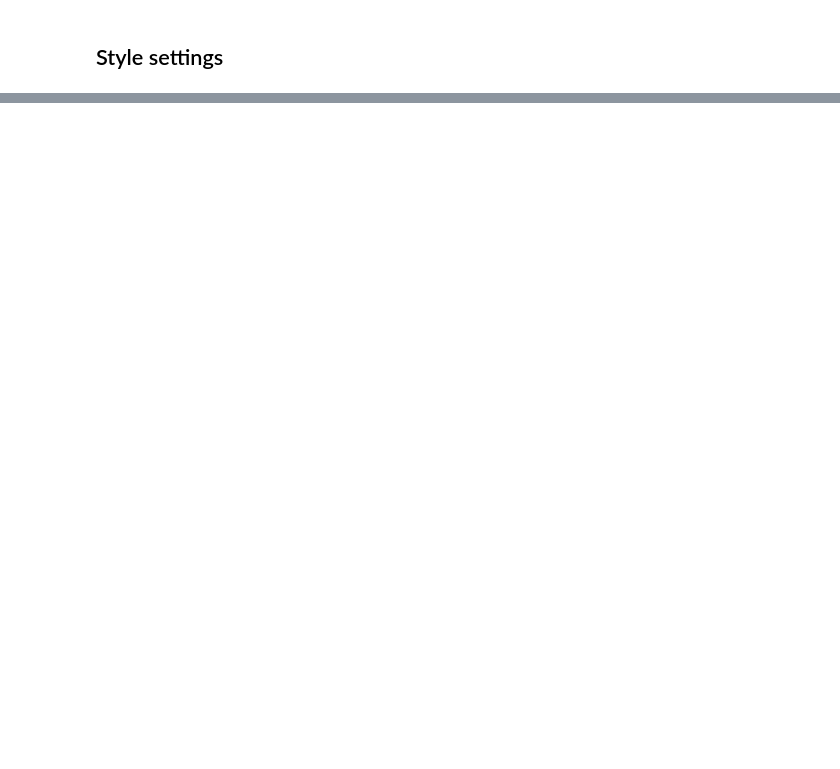
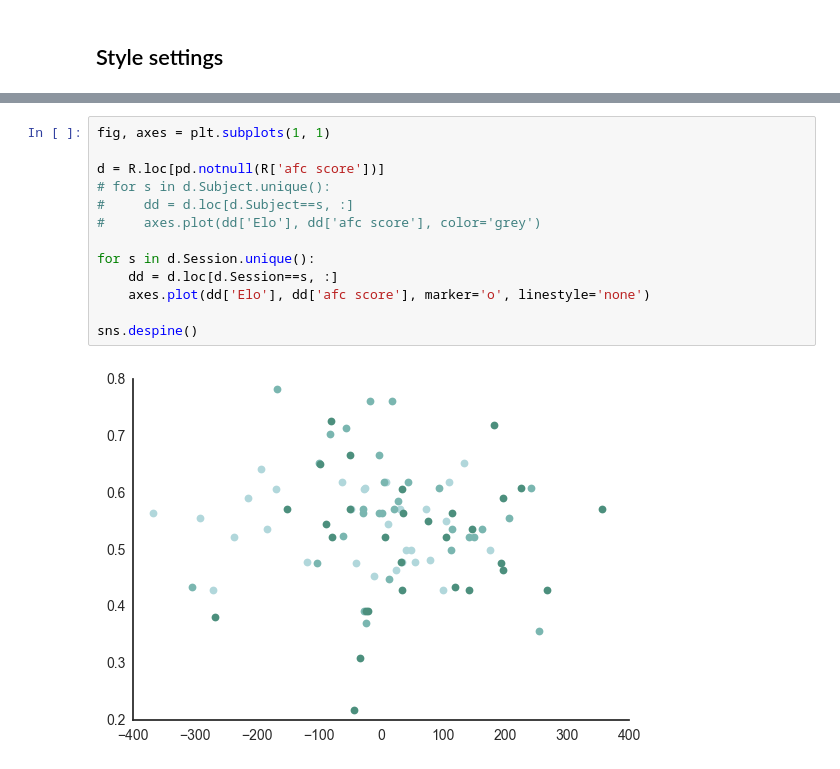
Before and after one commit to galbiati/mnk-figures, a Jupyter notebook: cosyne2017/Figures.ipynb, the cells around one changed output, grey strips where cells are left out. Drawn from its saved outputs; the diff is of its cells as text; blank space fills up the shorter version.

```diff
--- a/cosyne2017/Figures.ipynb
+++ b/cosyne2017/Figures.ipynb
@@ -41,0 +103,15 @@ dirs = {
+# %%
+fig, axes = plt.subplots(1, 1)
+
+d = R.loc[pd.notnull(R['afc score'])]
+# for s in d.Subject.unique():
+#     dd = d.loc[d.Subject==s, :]
+#     axes.plot(dd['Elo'], dd['afc score'], color='grey')
+
+for s in d.Session.unique():
+    dd = d.loc[d.Session==s, :]
+    axes.plot(dd['Elo'], dd['afc score'], marker='o', linestyle='none')
+
+sns.despine()
+# %% [output]
+[figure, added]
```
Also changed, not shown: parts of 24 cells of this notebook.
